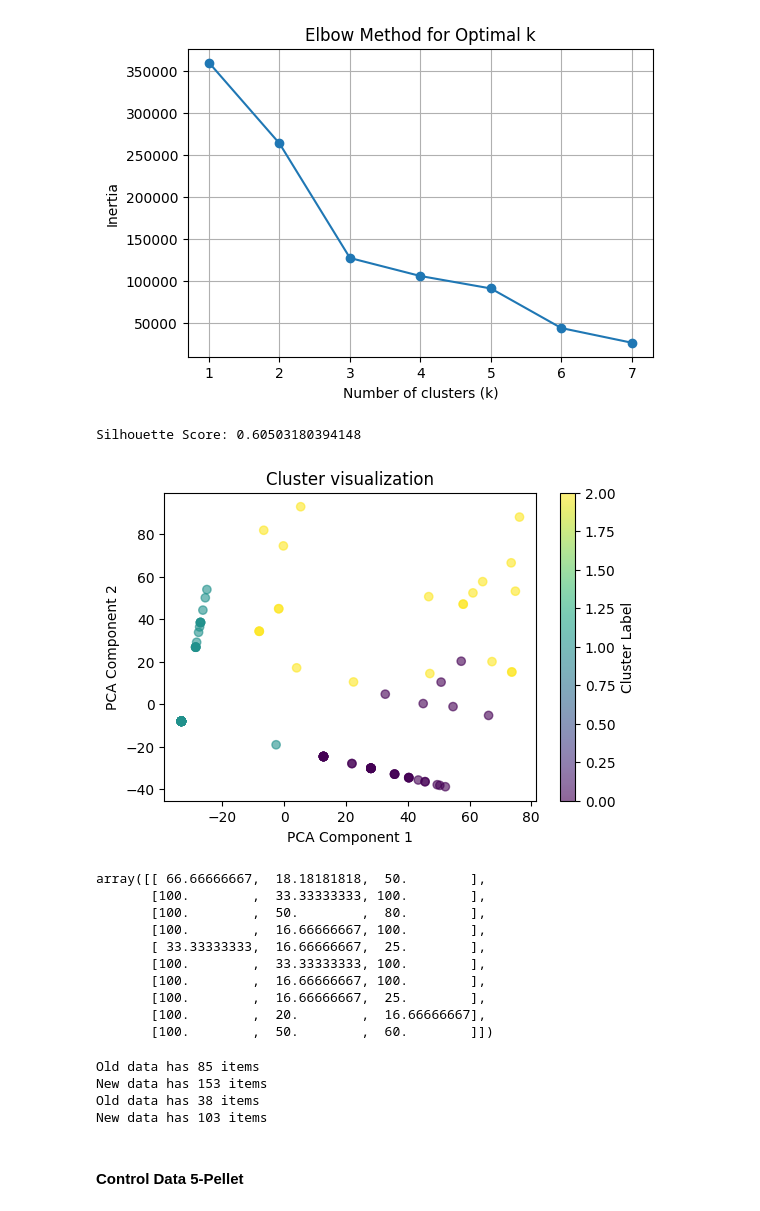
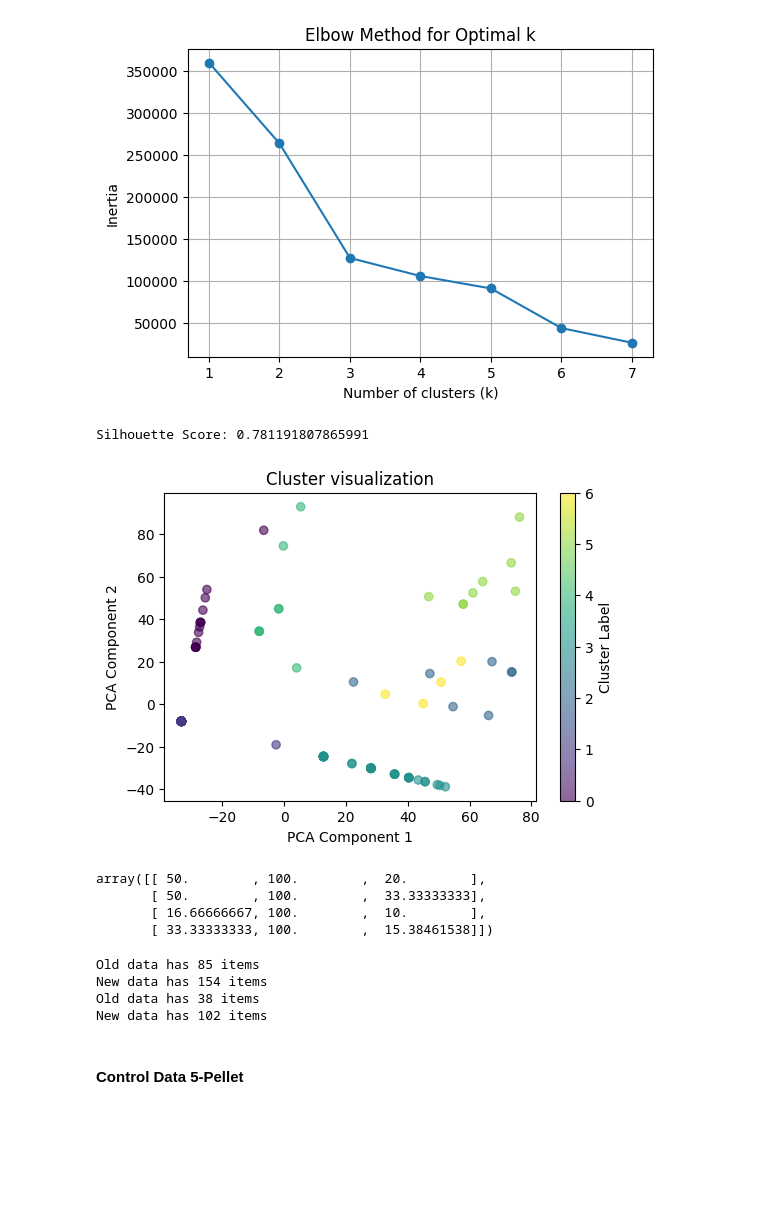
Before and after one commit to ftlabucsd/FEDUPP, a Jupyter notebook: CD1 IVSA/IVSA Rev meal_model.ipynb, the cells around one changed output. Drawn from its saved outputs; the diff is of its cells as text; code cells hidden in the pictures; blank space fills up the shorter version.

Commit message:
pipeline for  model on meals

```diff
--- a/CD1 IVSA/IVSA Rev meal_model.ipynb
+++ b/CD1 IVSA/IVSA Rev meal_model.ipynb
@@ -63,32 +61,26 @@ find_k_by_elbow(ctrl_data[4])
 # %% [output]
 [figure]
 # %%
-model, meals_by_category = fit_model_single(ctrl_data[4], k=3)
+model, meals_by_category = fit_model_single(ctrl_data[4], k=7)
 # %% [output]
-Silhouette Score: 0.60503180394148
+Silhouette Score: 0.781191807865991
-[figure, old version]
+[figure, new version]
 # %%
-meals_by_category[2][:10]
+meals_by_category[6][:10]
 # %% [output]
-array([[ 66.66666667,  18.18181818,  50.        ],
-       [100.        ,  33.33333333, 100.        ],
-       [100.        ,  50.        ,  80.        ],
-       [100.        ,  16.66666667, 100.        ],
-       [ 33.33333333,  16.66666667,  25.        ],
-       [100.        ,  33.33333333, 100.        ],
-       [100.        ,  16.66666667, 100.        ],
-       [100.        ,  16.66666667,  25.        ],
-       [100.        ,  20.        ,  16.66666667],
-       [100.        ,  50.        ,  60.        ]])
+array([[ 50.        , 100.        ,  20.        ],
+       [ 50.        , 100.        ,  33.33333333],
+       [ 16.66666667, 100.        ,  10.        ],
+       [ 33.33333333, 100.        ,  15.38461538]])
 # %%
-new_good, new_bad = collect_meals_from_categories(meals_by_category, [1])
+new_good, new_bad = collect_meals_from_categories(meals_by_category, [0, 1])
 update_data('./IVSA_ctrl_good.pkl', new_good)
 update_data('./IVSA_ctrl_bad.pkl', new_bad)
 # %% [output]
 Old data has 85 items
-New data has 153 items
+New data has 154 items
 Old data has 38 items
-New data has 103 items
+New data has 102 items
 # %% [markdown]
 #### Control Data 5-Pellet
 # %%
```
Also changed, not shown: parts of 21 cells of this notebook, 14 other files.
